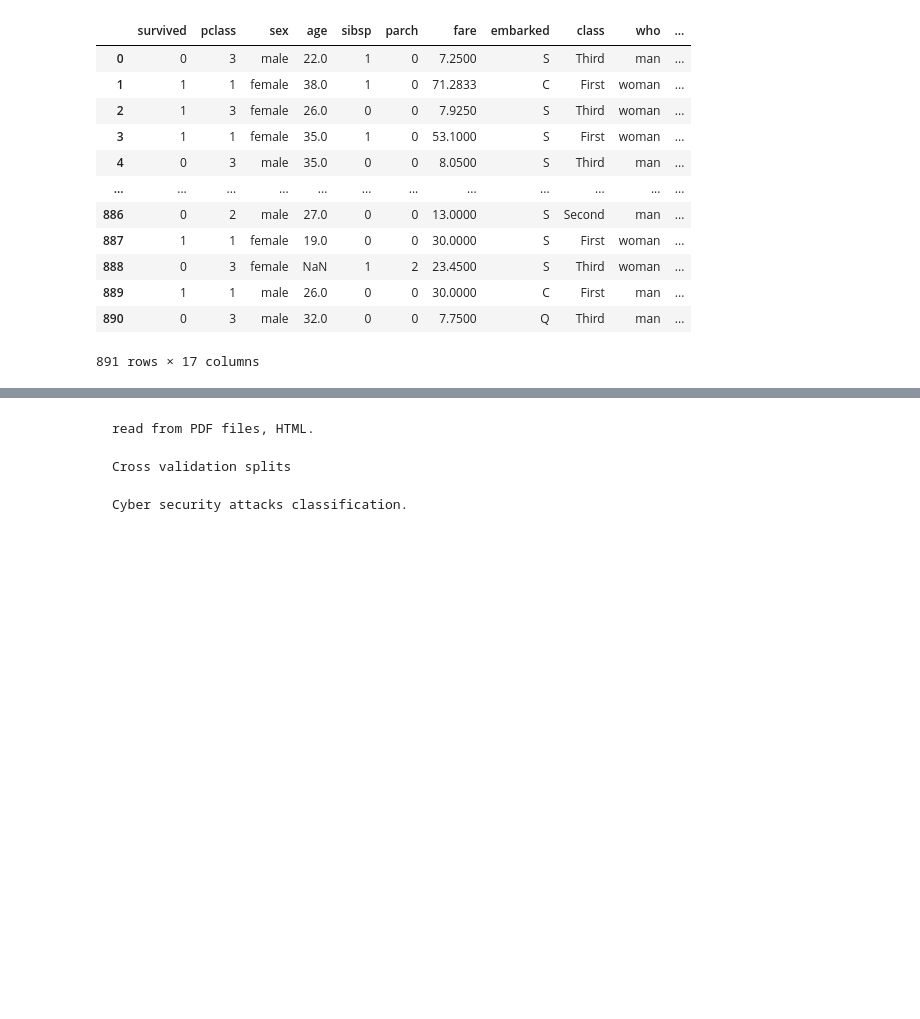
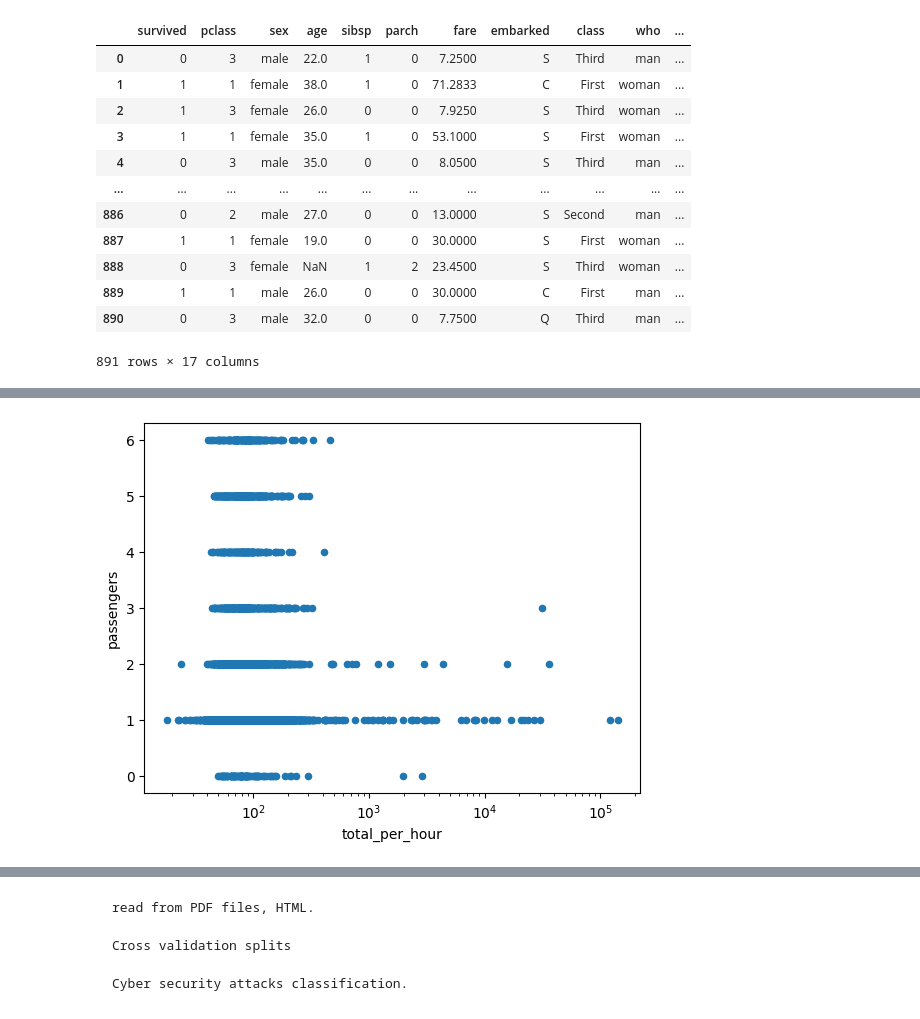
Before and after one commit to bipin-a/aidi-1100, a Jupyter notebook: lecture_material/Week6.ipynb, the cells around one changed output, grey strips where cells are left out. Cells and saved outputs as stored; diff of their text form; code cells hidden in the pictures; blank space fills up the shorter version.

```diff
--- a/lecture_material/Week6.ipynb
+++ b/lecture_material/Week6.ipynb
@@ -2807,0 +2742,6 @@ result
+# %%
+fig ,ax = plt.subplots()
+taxis.plot(x='total_per_hour',y='passengers', kind='scatter',ax=ax)
+ax.set_xscale('log')
+# %% [output]
+[figure, added]
```
Also changed, not shown: parts of 137 cells of this notebook.
